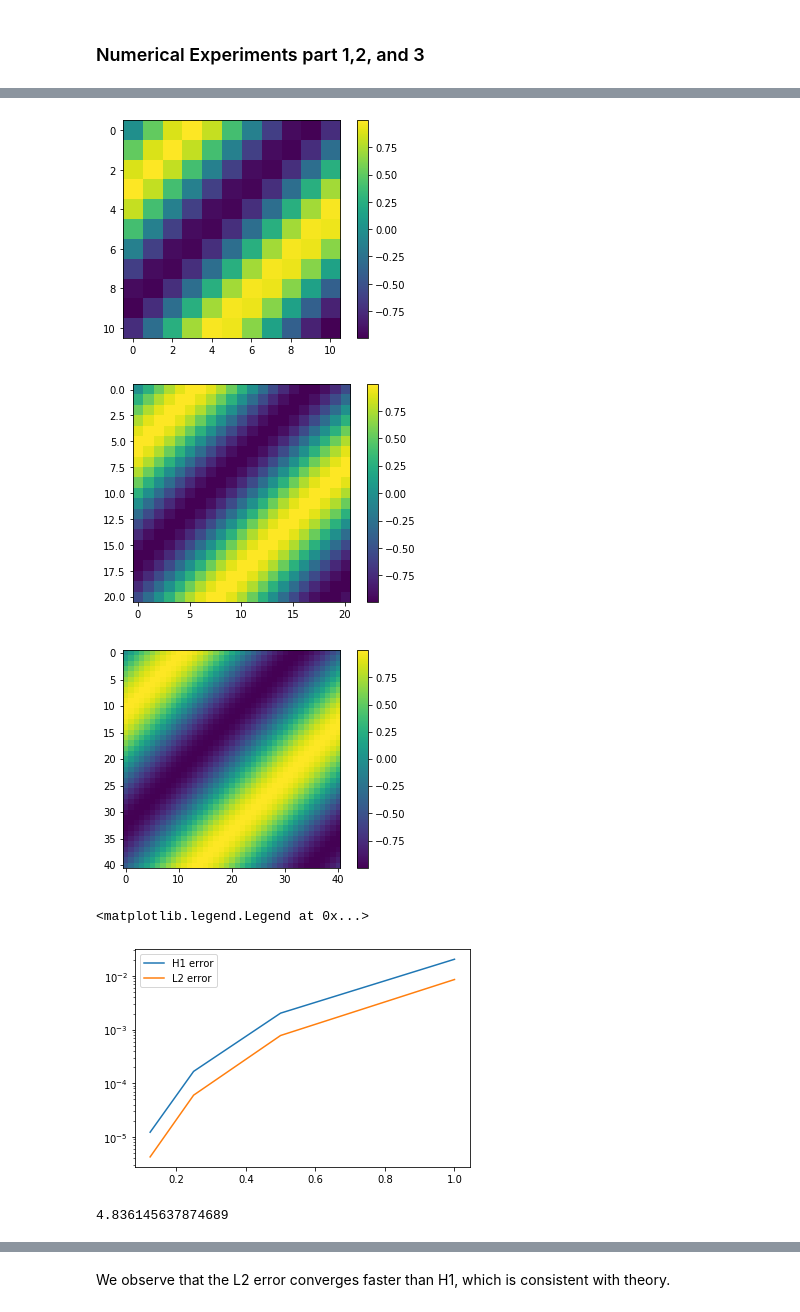
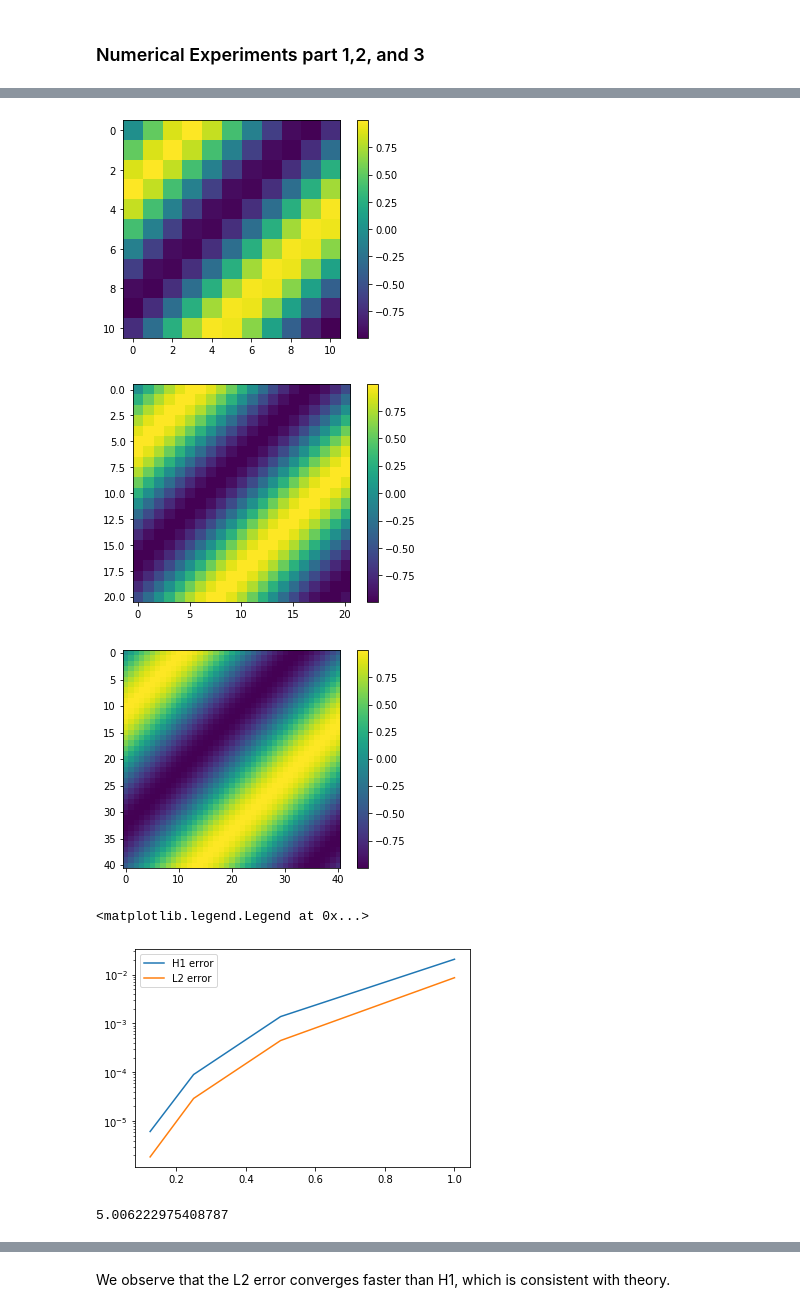
Before and after one commit to bolducmanuel/MATH579, a Jupyter notebook: Lab_Assignment_1_Manuel_Bolduc.ipynb, the cells around one changed output, grey strips where cells are left out. Drawn from its saved outputs; the diff is of its cells as text; code cells hidden in the pictures.

```diff
--- a/Lab_Assignment_1_Manuel_Bolduc.ipynb
+++ b/Lab_Assignment_1_Manuel_Bolduc.ipynb
@@ -184,37 +184,37 @@ h1err[0]=np.dot(v.transpose(),np.dot(Mass,v))+np.dot(v.transpose(),np.dot(A,v))
 
 #Repeat for a decreasing gridsize (we divide the gridsize in 2 each time)
 for k in range(3):
     n=2*n-1
     xup,yup=redrefinement(x,y)
     ufound=solver(xup,yup,ninit,n)
-    ufound=ufound
+    #ufound=ufound
     plt.imshow(ufound)
     plt.colorbar()
     utruee=utrue(xup,yup,ninit,n)
-    utruee=utruee
+    #utruee=utruee
     v=np.abs(utruee.flatten()-ufound.flatten())
-    A,b,Mass=matrixassembly(xup,yup,ninit,n)
+    #A,b,Mass=matrixassembly(xup,yup,ninit,n)
     l2err[k+1]=np.dot(v.transpose(),np.dot(Mass,v))
     h1err[k+1]=np.dot(v.transpose(),np.dot(Mass,v))+np.dot(v.transpose(),np.dot(A,v))
     plt.pause(0.1)
     x=xup
     y=yup
 
 
 h=[1,1/2,1/4,1/8] #distance between nodes
 
 #Plot
 plt.plot(h,h1err,label='H1 error')
 plt.plot(h,l2err,label='L2 error')
 plt.yscale("log")
 plt.legend()
 # %% [output]
 [figure]
 [figure]
 [figure]
 [figure]
 <matplotlib.legend.Legend at 0x...>
-[figure, old version]
+[figure, new version]
 # %%
 #Order of convergence of the H1 error
 alpha=0
@@ -222,7 +222,7 @@ for i in range(3):
     alpha+=np.log(np.abs((h1err[i+1]-h1err[i])))/np.log(np.abs(h[i+1]-h[i]))
 alpha/3
 # %% [output]
-4.836145637874689
+5.006222975408787
 # %%
 #Order of convergence of the L2 error
 alpha=0
```
Also changed, not shown: parts of 2 cells of this notebook.
